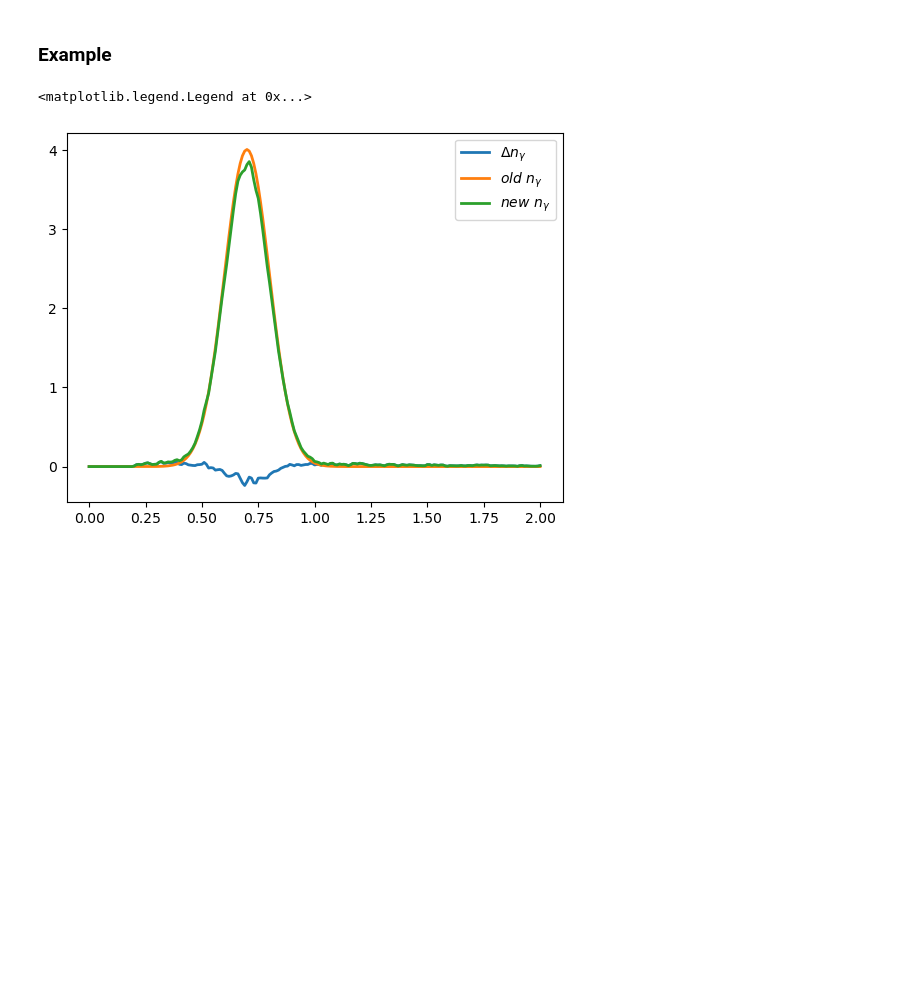
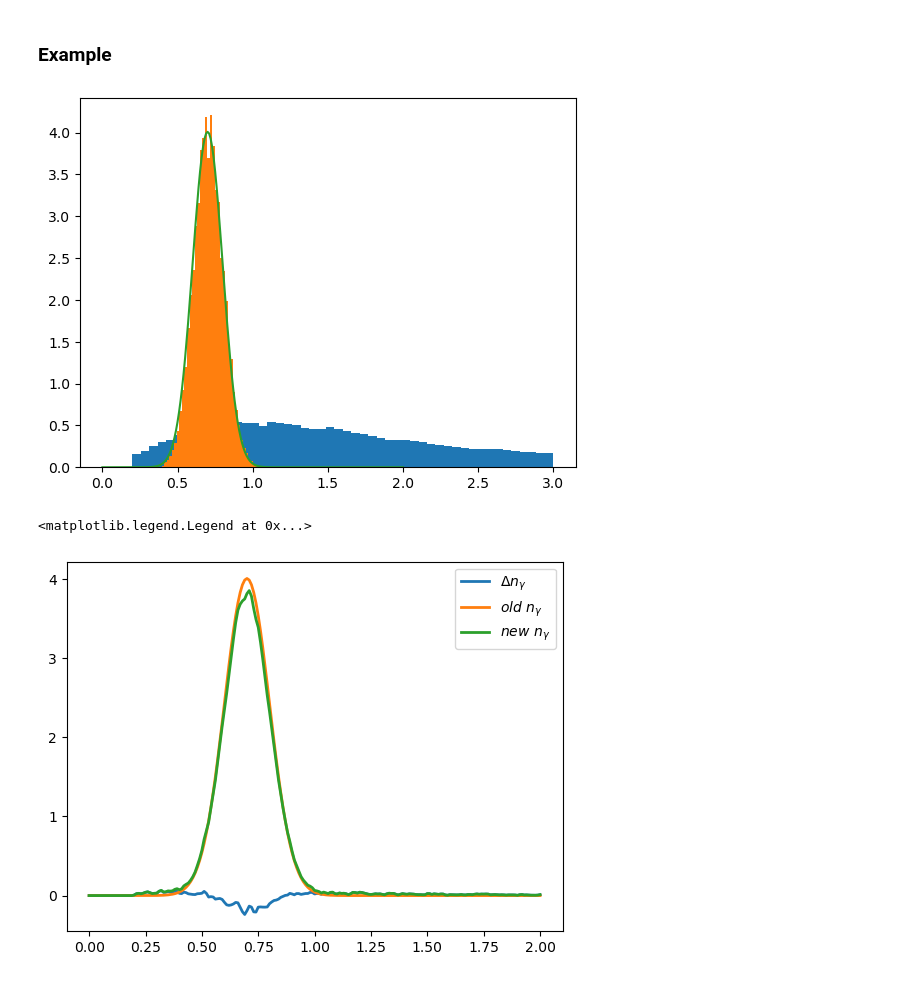
Before and after one commit to zhangzzk/blending_emulator, a Jupyter notebook: blending_predictor.ipynb, the cells around one changed output. Cells and saved outputs as stored; diff of their text form; code cells hidden in the pictures; blank space fills up the shorter version.

```diff
--- a/blending_predictor.ipynb
+++ b/blending_predictor.ipynb
@@ -8,8 +8,8 @@ import xgboost as xgb
 import os
 from joblib import Parallel, delayed
 
-WORK_PATH = '/home/z/Zekang.Zhang/'
+WORK_PATH = '/home/z/Zekang.Zhang'
 import sys
-sys.path.append(os.path.join(WORK_PATH,'/blending_emulator/'))
-import utils, data_utils, nz
+sys.path.append(os.path.join(WORK_PATH,'blending_emulator'))
+import utils, data_utils, nz_utils
 # %%
@@ -87,8 +38,17 @@ def term2_normed(x,y,dz,nz,norm):
 # %%
+def nz_resample(icat, nz, seed=42):
+    rng = np.random.default_rng(seed)
+    nz_f = lambda x: np.interp(x, nz[1], nz[0])
+    probs = nz_f(icat['redshift'])
+    probs /= probs.sum()
+    n_samples = icat.shape[0]
+    sampled_indices = rng.choice(n_samples, size=int(n_samples/4), replace=True, p=probs) # 1/4 left, kinda arbitrary
+    return sampled_indices
+
 def bin_reg_cat(icat_pri,icat_sec):
 
     # from input catalogue to the emulator catalogue
-    reg_features = nz.icat2reg(icat_pri,icat_sec,bst_reg,conditions)
+    reg_features = nz_utils.icat2reg(icat_pri,icat_sec,bst_reg,conditions)
 
     # detection already done by matching n(z)
     reg_features['detection'] = np.ones(reg_features.shape[0])
@@ -113,12 +73,12 @@ def correct_nz(nz):
     # z_lens_bins = np.array([nz[1][:-1],nz[1][1:]]).T
     step_w = np.mean(nz[1][1:]-nz[1][:-1])
     z_lens_bins = np.array([[z_-step_w,z_+step_w] for z_ in nz[1]])
-    delta_n = n_correction(reg_cat[bst_reg.feature_names+additional_names],
+    delta_n = nz_utils.n_correction(reg_cat[bst_reg.feature_names+additional_names],
                 reg_cat['response'].values,z_lens_bins,nz,tot_num_bin)
 
     return nz[1],delta_n
 
-gal_path = os.path.join(WORK_PATH,'/blending_emulator/example_catalog.feather')
+gal_path = os.path.join(WORK_PATH,'blending_emulator/example_catalog.feather')
 
 icat = pd.read_feather(gal_path)
 
@@ -140,14 +100,16 @@ additional_names = ['RA_input_p',
 ### Example
 # %%
 nz_z = np.linspace(0, 2, 201)
-nz_dz = (z[-1]-z[0])/z.size
+nz_dz = (nz_z[-1]-nz_z[0])/nz_z.size
 dndz = np.exp(-(nz_z-0.7)**2/2/0.1**2)   # assume some simple n(z)
 dndz /= (dndz.sum()*nz_dz)
 
 resam_idx = nz_resample(icat, (dndz, nz_z))
 plt.hist(icat['redshift'],density=True,bins=50);
 plt.hist(icat['redshift'].iloc[resam_idx],density=True,bins=50);
-plt.plot(z,dndz);
+plt.plot(nz_z,dndz);
+# %% [output]
+[figure, added]
 # %%
 z,delta_n = correct_nz((dndz,nz_z))
 new_nz = dndz + delta_n
```
Also changed, not shown: parts of 3 cells of this notebook, 1 other file.
